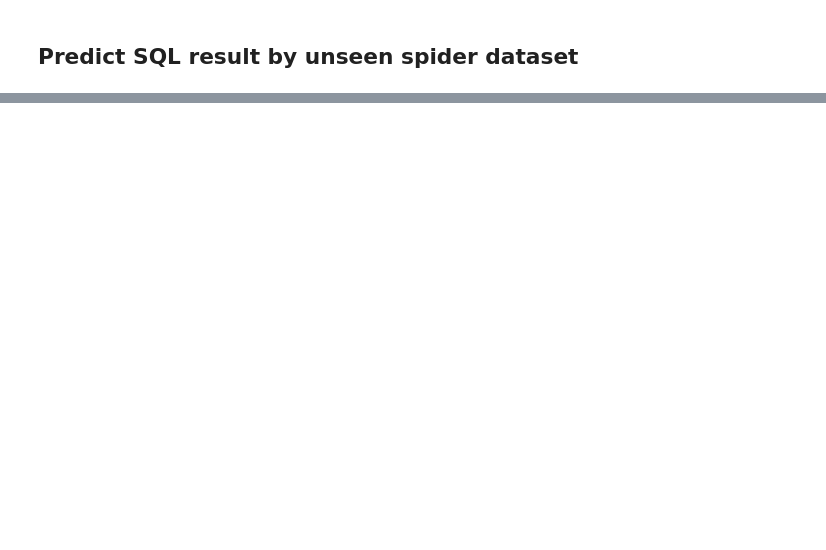
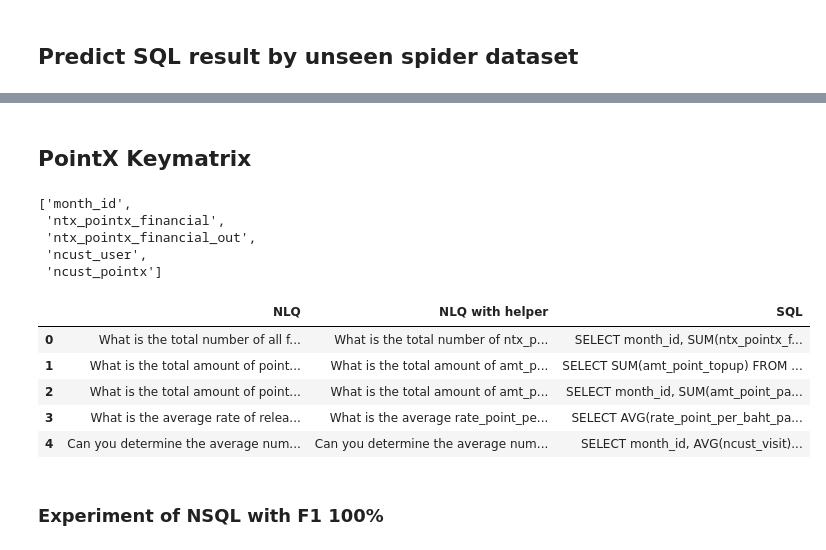
Before and after one commit to ThanawatTP/ChatQ, a Jupyter notebook: Expirements/model-expirement.ipynb, the cells around one changed output, grey strips where cells are left out. Cells and saved outputs as stored; diff of their text form; code cells hidden in the pictures; blank space fills up the shorter version.

Commit message:
model experiment with pointx

```diff
--- a/Expirements/model-expirement.ipynb
+++ b/Expirements/model-expirement.ipynb
@@ -335,3 +284,5 @@ df['nsql-2B-result'] = nsql2B_query_results
 
 df.to_csv("model-unseen-expirements.csv", index=False)
 df.head()
+# %% [markdown]
+## PointX Keymatrix
@@ -337,0 +292,12 @@ df.head()
+# %%
+with open("../src/pointx/schemas/pointx_keymatrix_dly_columns_type.json") as f:
+    pointx_keymatrix_schema = json.load(f)
+
+pointx_keymatrix_columns = list(pointx_keymatrix_schema.keys())[1:]
+pointx_keymatrix_columns[:5]
+# %% [output]
+['month_id',
+ 'ntx_pointx_financial',
+ 'ntx_pointx_financial_out',
+ 'ncust_user',
+ 'ncust_pointx']
@@ -337,0 +336,12 @@ df.head()
+# %%
+pointx_keymatrix_pair = pd.read_excel("../src/pointx/PointX - NLQ training data set.xlsx", sheet_name="pointx_keymatrix")[['NLQ', 'NLQ with helper', 'SQL']].iloc[:39]
+pointx_keymatrix_pair.head()
+# %% [output]
+|  | NLQ | NLQ with helper | SQL |
+| 0 | What is the total number of all f... | What is the total number of ntx_p... | SELECT month_id, SUM(ntx_pointx_f... |
+| 1 | What is the total amount of point... | What is the total amount of amt_p... | SELECT SUM(amt_point_topup) FROM ... |
+| 2 | What is the total amount of point... | What is the total amount of amt_p... | SELECT month_id, SUM(amt_point_pa... |
+| 3 | What is the average rate of relea... | What is the average rate_point_pe... | SELECT AVG(rate_point_per_baht_pa... |
+| 4 | Can you determine the average num... | Can you determine the average num... | SELECT month_id, AVG(ncust_visit)... |
+# %% [markdown]
+### Experiment of NSQL with F1 100%
```
Also changed, not shown: parts of 16 cells of this notebook, 1 other file.
